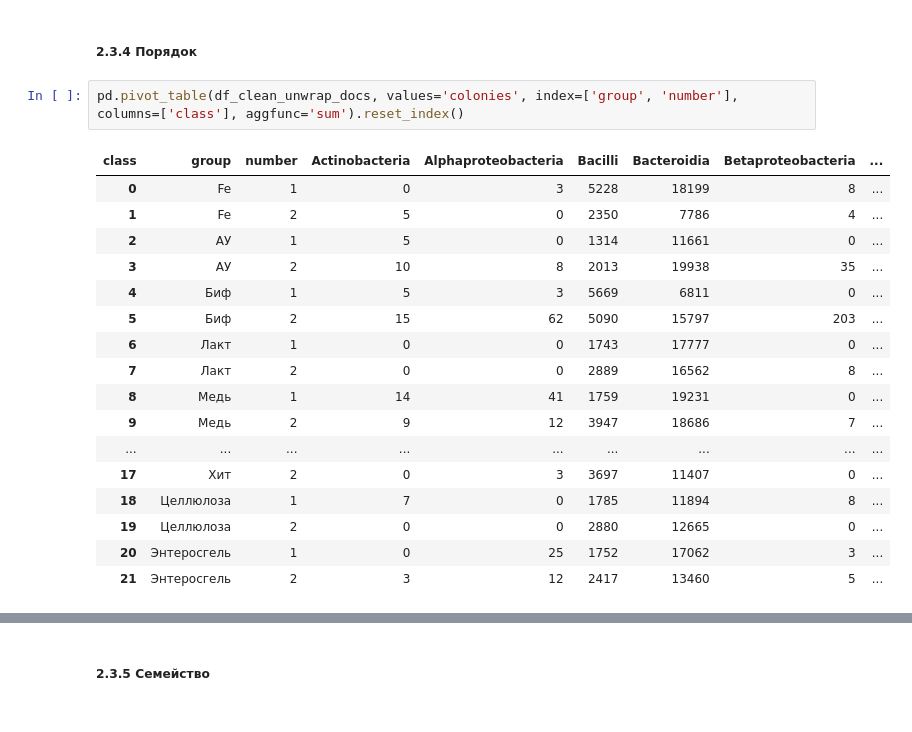
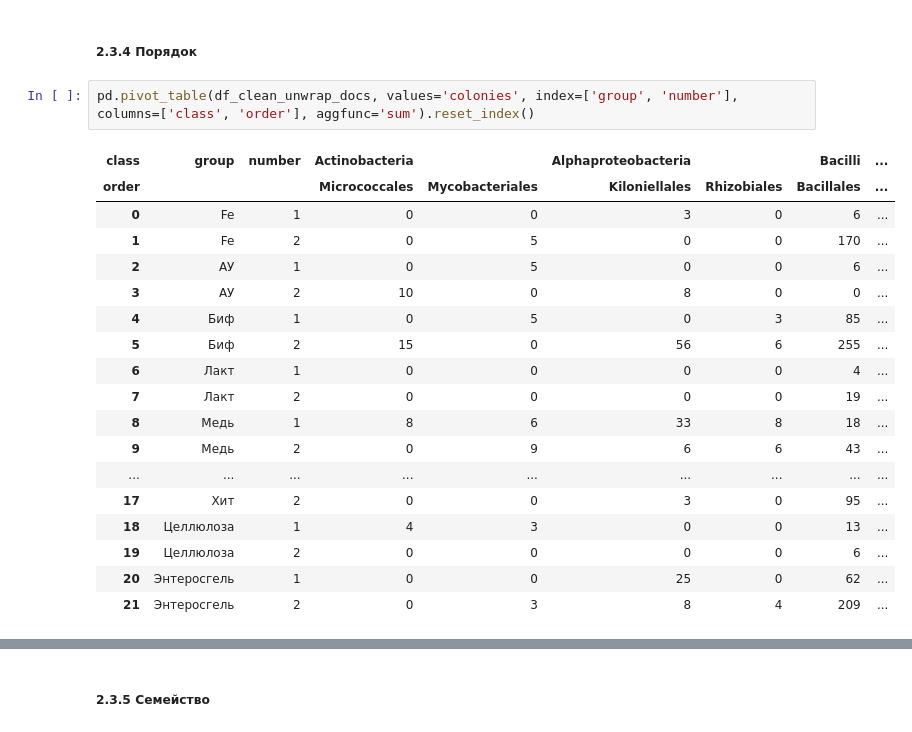
Before and after one commit to innominity/nanomaterials-2025, a Jupyter notebook: src/notebooks/data_analysis.ipynb, the cells around one changed output, grey strips where cells are left out. Saved outputs shown, nothing was run; the diff lists cells and outputs as text.

```diff
--- a/src/notebooks/data_analysis.ipynb
+++ b/src/notebooks/data_analysis.ipynb
@@ -332,24 +396,25 @@ plot_heatmap_colonies_by_class()
 # %% [markdown]
 ##### 2.3.4 Порядок
 # %%
-pd.pivot_table(df_clean_unwrap_docs, values='colonies', index=['group', 'number'], columns=['class'], aggfunc='sum').reset_index()
+pd.pivot_table(df_clean_unwrap_docs, values='colonies', index=['group', 'number'], columns=['class', 'order'], aggfunc='sum').reset_index()
 # %% [output]
-| class | group | number | Actinobacteria | Alphaproteobacteria | Bacilli | Bacteroidia | Betaproteobacteria | ... |
-| 0 | Fe | 1 | 0 | 3 | 5228 | 18199 | 8 | ... |
-| 1 | Fe | 2 | 5 | 0 | 2350 | 7786 | 4 | ... |
-| 2 | АУ | 1 | 5 | 0 | 1314 | 11661 | 0 | ... |
-| 3 | АУ | 2 | 10 | 8 | 2013 | 19938 | 35 | ... |
-| 4 | Биф | 1 | 5 | 3 | 5669 | 6811 | 0 | ... |
-| 5 | Биф | 2 | 15 | 62 | 5090 | 15797 | 203 | ... |
-| 6 | Лакт | 1 | 0 | 0 | 1743 | 17777 | 0 | ... |
-| 7 | Лакт | 2 | 0 | 0 | 2889 | 16562 | 8 | ... |
-| 8 | Медь | 1 | 14 | 41 | 1759 | 19231 | 0 | ... |
-| 9 | Медь | 2 | 9 | 12 | 3947 | 18686 | 7 | ... |
+| class | group | number | Actinobacteria |  | Alphaproteobacteria |  | Bacilli | ... |
+| order |  |  | Micrococcales | Mycobacteriales | Kiloniellales | Rhizobiales | Bacillales | ... |
+| 0 | Fe | 1 | 0 | 0 | 3 | 0 | 6 | ... |
+| 1 | Fe | 2 | 0 | 5 | 0 | 0 | 170 | ... |
+| 2 | АУ | 1 | 0 | 5 | 0 | 0 | 6 | ... |
+| 3 | АУ | 2 | 10 | 0 | 8 | 0 | 0 | ... |
+| 4 | Биф | 1 | 0 | 5 | 0 | 3 | 85 | ... |
+| 5 | Биф | 2 | 15 | 0 | 56 | 6 | 255 | ... |
+| 6 | Лакт | 1 | 0 | 0 | 0 | 0 | 4 | ... |
+| 7 | Лакт | 2 | 0 | 0 | 0 | 0 | 19 | ... |
+| 8 | Медь | 1 | 8 | 6 | 33 | 8 | 18 | ... |
+| 9 | Медь | 2 | 0 | 9 | 6 | 6 | 43 | ... |
 | ... | ... | ... | ... | ... | ... | ... | ... | ... |
-| 17 | Хит | 2 | 0 | 3 | 3697 | 11407 | 0 | ... |
-| 18 | Целлюлоза | 1 | 7 | 0 | 1785 | 11894 | 8 | ... |
-| 19 | Целлюлоза | 2 | 0 | 0 | 2880 | 12665 | 0 | ... |
-| 20 | Энтеросгель | 1 | 0 | 25 | 1752 | 17062 | 3 | ... |
-| 21 | Энтеросгель | 2 | 3 | 12 | 2417 | 13460 | 5 | ... |
+| 17 | Хит | 2 | 0 | 0 | 3 | 0 | 95 | ... |
+| 18 | Целлюлоза | 1 | 4 | 3 | 0 | 0 | 13 | ... |
+| 19 | Целлюлоза | 2 | 0 | 0 | 0 | 0 | 6 | ... |
+| 20 | Энтеросгель | 1 | 0 | 0 | 25 | 0 | 62 | ... |
+| 21 | Энтеросгель | 2 | 0 | 3 | 8 | 4 | 209 | ... |
 # %%
 def plot_heatmap_colonies_by_class():
```
Also changed, not shown: parts of 13 cells of this notebook.
